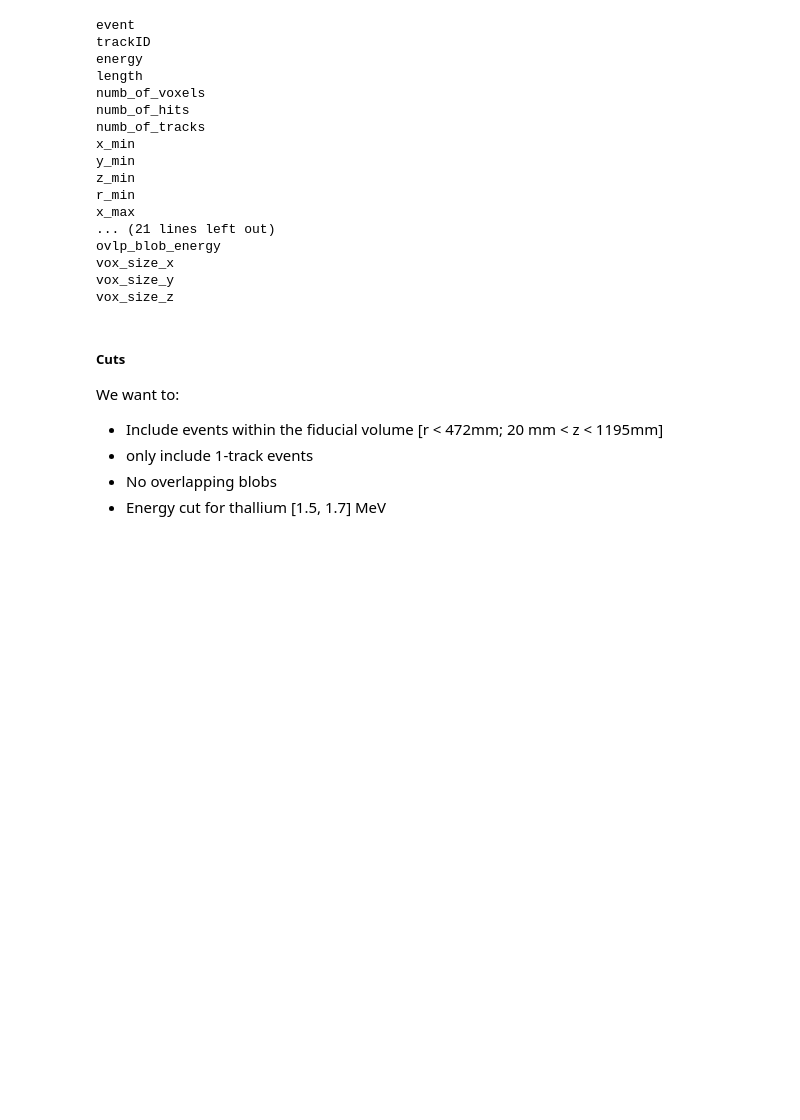
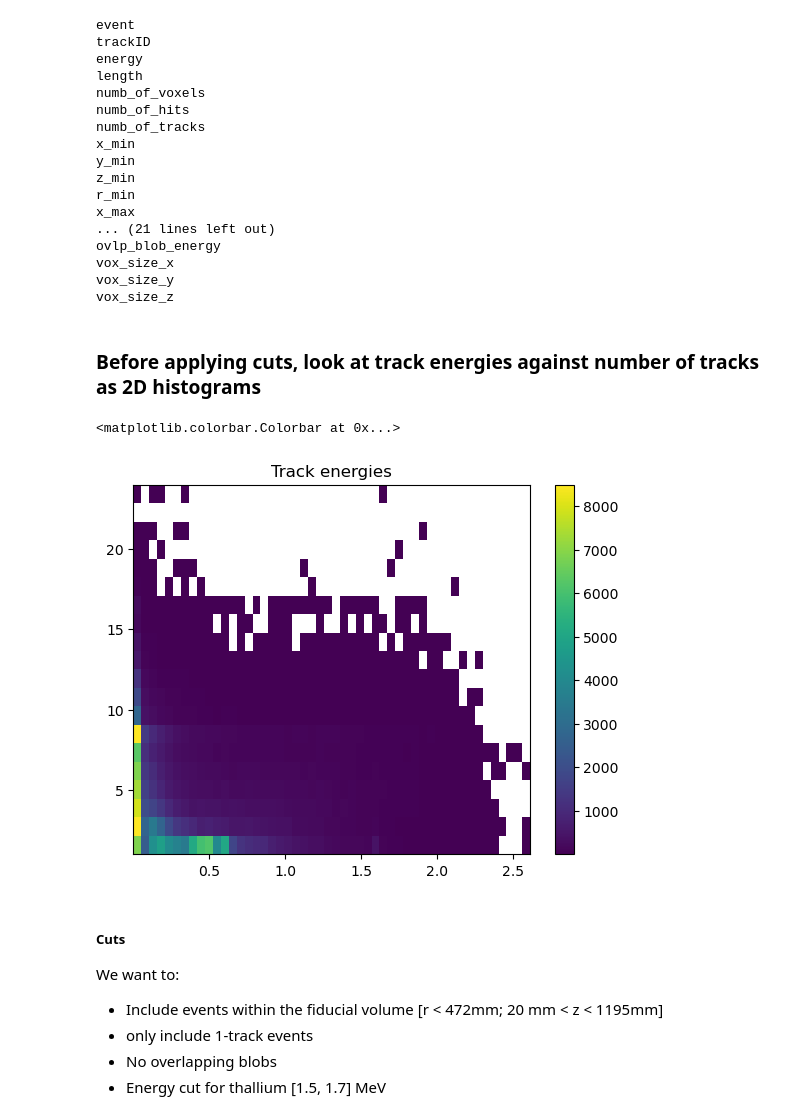
Before and after one commit to jwaiton/next_misc, a Jupyter notebook: Isaura_work/isaura_study_LPR.ipynb, the cells around one changed output. Drawn from its saved outputs; the diff is of its cells as text; code cells hidden in the pictures; blank space fills up the shorter version.

Commit message:
checking track engths

```diff
--- a/Isaura_work/isaura_study_LPR.ipynb
+++ b/Isaura_work/isaura_study_LPR.ipynb
@@ -265,6 +261,27 @@ ovlp_blob_energy
 vox_size_x
 vox_size_y
 vox_size_z
+# %% [markdown]
+### Before applying cuts, look at track energies against number of tracks as 2D histograms
+# %%
+# useful to normalize histograms
+def get_weights(data, norm):
+    if norm:
+        return np.repeat(1.0/len(data), len(data))
+    else:
+        return np.repeat(1.0, len(data))
+
+track_energy = tracks.energy
+track_no = tracks.numb_of_tracks
+# normalise
+#weights = get_weights(track_energy, True)
+plt.hist2d(track_energy, track_no, bins=(50, 20), cmin=0.001)
+#plt.hist2d(track_energy, track_no, weights = weights, bins=(50, 20), cmin=0.001)
+plt.title("Track energies")
+plt.colorbar()
+# %% [output]
+<matplotlib.colorbar.Colorbar at 0x...>
+[figure, added]
 # %% [markdown]
 ##### Cuts
 
```
Also changed, not shown: parts of 1 cell of this notebook.
